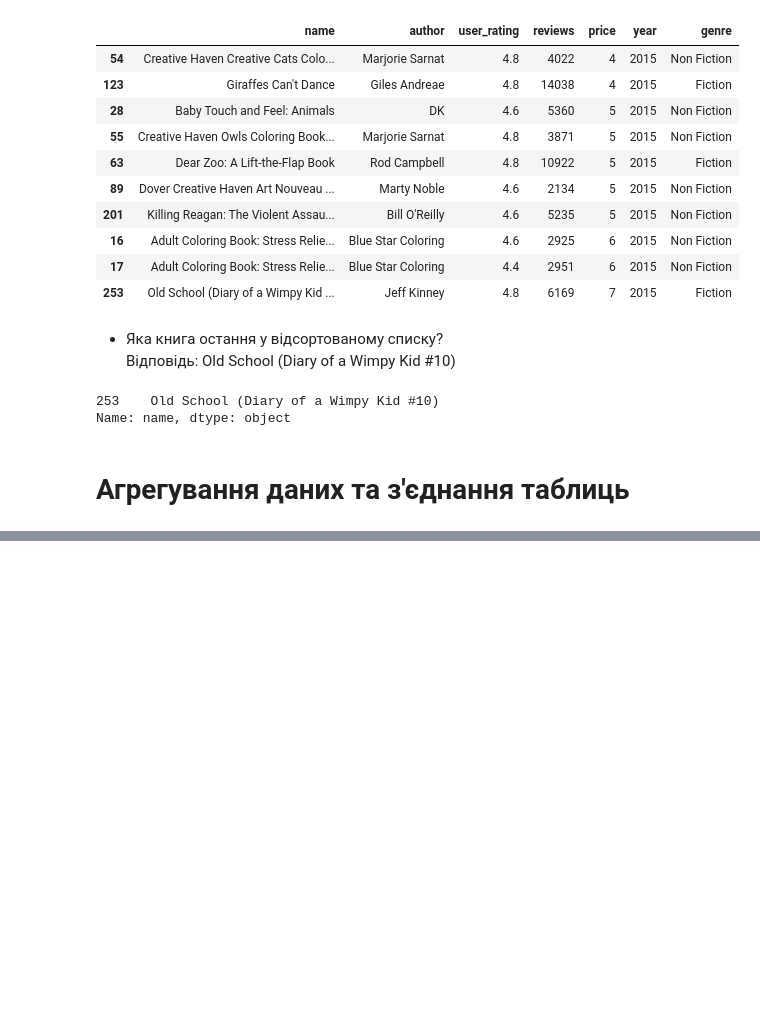
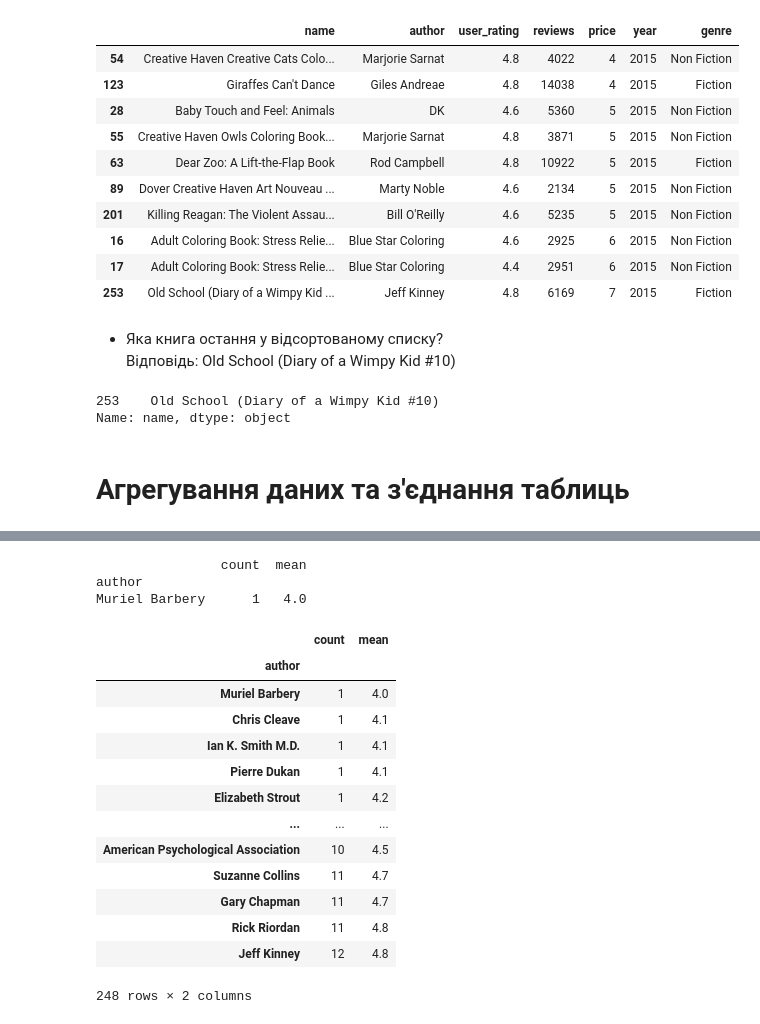
Before and after one commit to Roll1ngo/Authorization_and_authentication_synopsis, a Jupyter notebook: Hw2_3_EDA.ipynb, the cells around one changed output, grey strips where cells are left out. Cells and saved outputs as stored; diff of their text form; code cells hidden in the pictures; blank space fills up the shorter version.

```diff
--- a/Hw2_3_EDA.ipynb
+++ b/Hw2_3_EDA.ipynb
@@ -10,8 +10,8 @@ import numpy as np
 import matplotlib.pyplot as plt
 # %%
 bsb_source = pd.read_csv(TABLE_NAME)
+bsb_source.columns = ['name', 'author', 'user_rating', 'reviews', 'price', 'year', 'genre']
 bsb = bsb_source.copy()
-bsb.columns = ['name', 'author', 'user_rating', 'reviews', 'price', 'year', 'genre']
 bsb.head(5)
 # %% [output]
 |  | name | author | user_rating | reviews | price | year | genre |
@@ -235,3 +235,6 @@ top_2015_sort_price.tail(1)['name']
 Name: name, dtype: object
 # %% [markdown]
 # Агрегування даних та з'єднання таблиць
+# %%
+bsb = bsb_source.copy()
+bsb.head(5)
@@ -237,0 +283,5 @@ Name: name, dtype: object
+# %%
+number_of_books_each_author = bsb.groupby('author')['name'].agg(['count'])
+author_max_book = number_of_books_each_author.loc[number_of_books_each_author['count'].idxmax()]
+print(number_of_books_each_author)
+author_max_book
@@ -237,0 +315,5 @@ Name: name, dtype: object
+# %%
+avg_author_rating = bsb_source.groupby('author')['user_rating'].agg(['mean'])
+print(avg_author_rating.head(3))
+min_rate = avg_author_rating.loc[avg_author_rating['mean'].idxmin()]
+min_rate
@@ -237,0 +335,23 @@ Name: name, dtype: object
+# %%
+concat_frames = pd.concat(objs=[number_of_books_each_author, avg_author_rating], axis=1)
+concat_frames.sort_values(by=['count', 'mean'], ascending=True, inplace=True)
+print(concat_frames.head(1))
+concat_frames.round(1)
+# %% [output]
+                count  mean
+author
+Muriel Barbery      1   4.0
+|  | count | mean |
+| author |  |  |
+| Muriel Barbery | 1 | 4.0 |
+| Chris Cleave | 1 | 4.1 |
+| Ian K. Smith M.D. | 1 | 4.1 |
+| Pierre Dukan | 1 | 4.1 |
+| Elizabeth Strout | 1 | 4.2 |
+| ... | ... | ... |
+| American Psychological Association | 10 | 4.5 |
+| Suzanne Collins | 11 | 4.7 |
+| Gary Chapman | 11 | 4.7 |
+| Rick Riordan | 11 | 4.8 |
+| Jeff Kinney | 12 | 4.8 |
+248 rows × 2 columns
```
Also changed, not shown: parts of 11 cells of this notebook.
